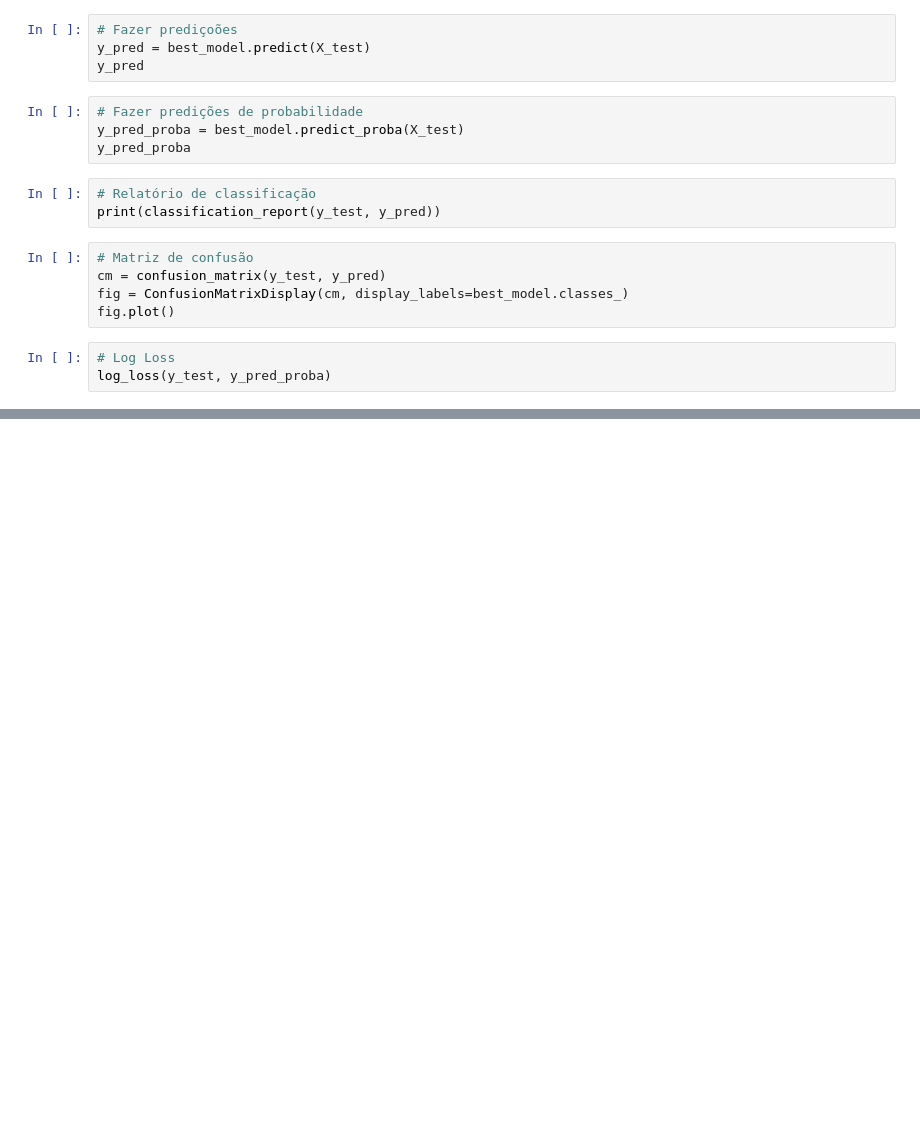
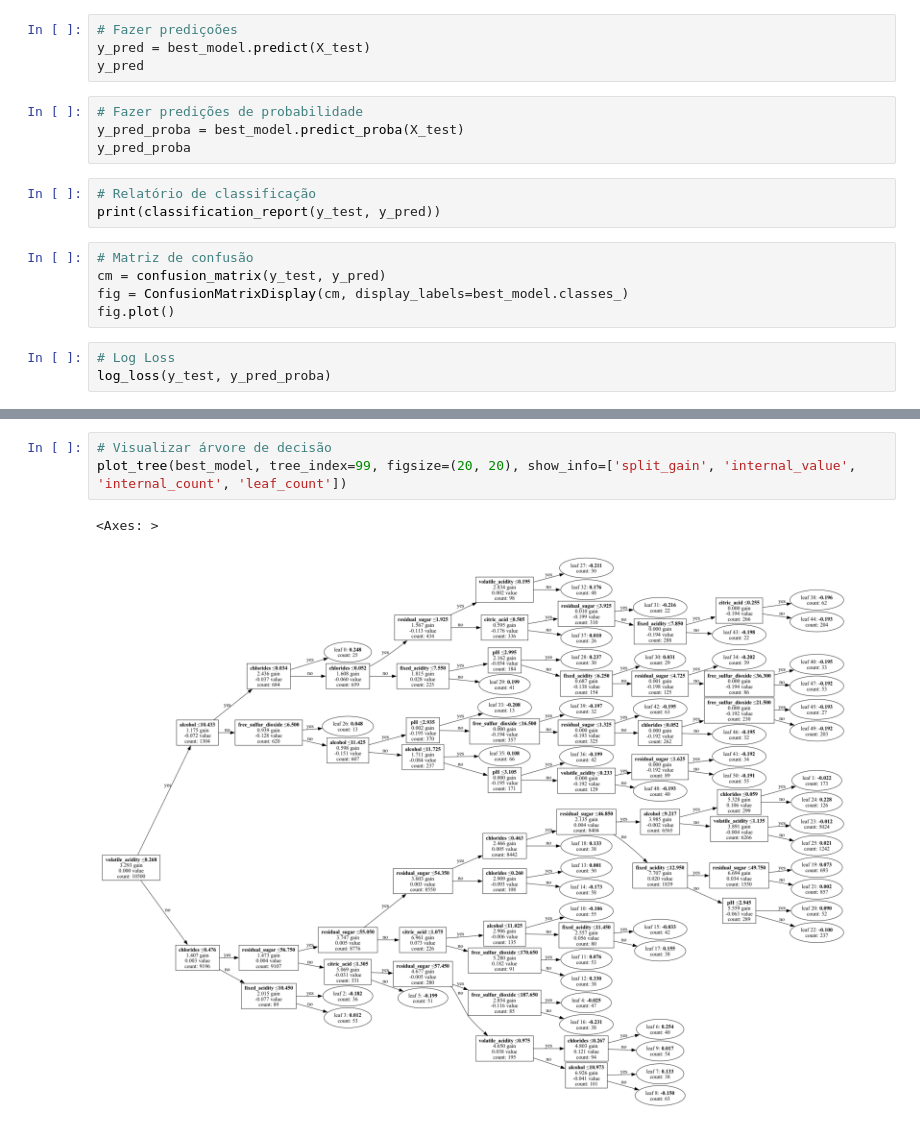
Before and after one commit to rocketseat-education/ia-para-produtos-lightgbm, a Jupyter notebook: ensemble_qualidade_vinhos.ipynb, the cells around one changed output, grey strips where cells are left out. Saved outputs shown, nothing was run; the diff lists cells and outputs as text; blank space fills up the shorter version.

```diff
--- a/ensemble_qualidade_vinhos.ipynb
+++ b/ensemble_qualidade_vinhos.ipynb
@@ -174,0 +183,6 @@ log_loss(y_test, y_pred_proba)
+# %%
+# Visualizar árvore de decisão
+plot_tree(best_model, tree_index=99, figsize=(20, 20), show_info=['split_gain', 'internal_value', 'internal_count', 'leaf_count'])
+# %% [output]
+<Axes: >
+[figure, added]
```
Also changed, not shown: parts of 2 cells of this notebook.
